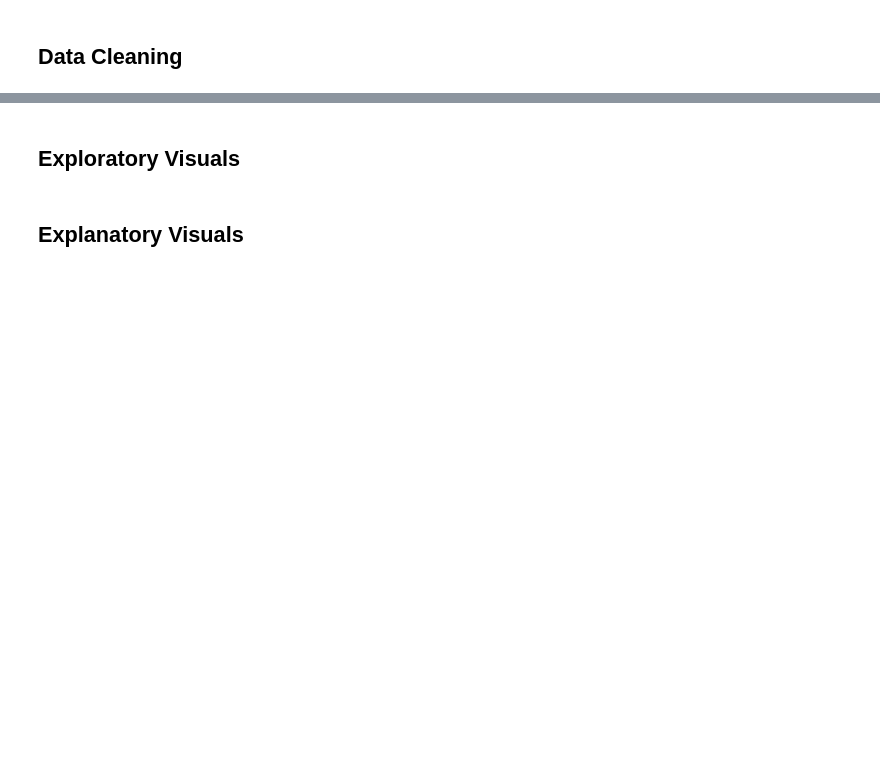
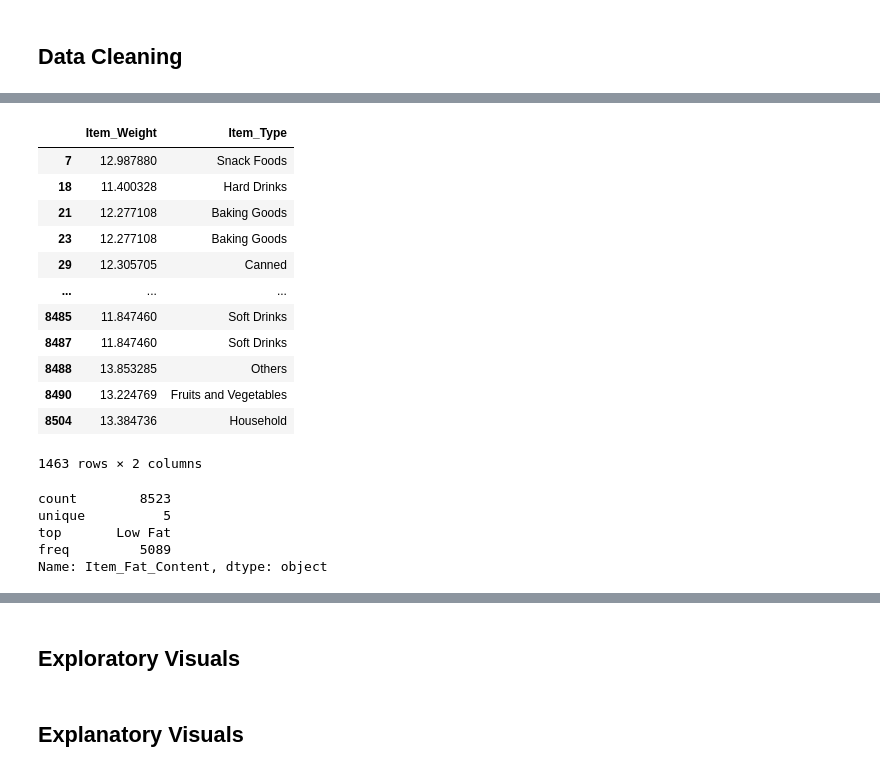
Before and after one commit to hawkeyedatatsai/food-sales-predictions, a Jupyter notebook: Heng_Tser_Tsai_Food_Sales_Predictions.ipynb, the cells around one changed output, grey strips where cells are left out. Drawn from its saved outputs; the diff is of its cells as text; code cells hidden in the pictures; blank space fills up the shorter version.

```diff
--- a/Heng_Tser_Tsai_Food_Sales_Predictions.ipynb
+++ b/Heng_Tser_Tsai_Food_Sales_Predictions.ipynb
@@ -9,0 +167,28 @@
+# %%
+#found a way on stackflow to fill missing values by mean within a group
+#df['value'] = df['value'].fillna(df.groupby('name')['value'].transform('mean'))
+df['Item_Weight'] = df['Item_Weight'].fillna(df.groupby('Item_Type')['Item_Weight'].transform('mean'))
+df[Item_weight_missing_values_filter][['Item_Weight', "Item_Type"]]
+# %% [output]
+|  | Item_Weight | Item_Type |
+| 7 | 12.987880 | Snack Foods |
+| 18 | 11.400328 | Hard Drinks |
+| 21 | 12.277108 | Baking Goods |
+| 23 | 12.277108 | Baking Goods |
+| 29 | 12.305705 | Canned |
+| ... | ... | ... |
+| 8485 | 11.847460 | Soft Drinks |
+| 8487 | 11.847460 | Soft Drinks |
+| 8488 | 13.853285 | Others |
+| 8490 | 13.224769 | Fruits and Vegetables |
+| 8504 | 13.384736 | Household |
+1463 rows × 2 columns
+# %%
+#option: maybe able to apply the same strategy from Item_Fat_Content
+df.loc[:, 'Item_Fat_Content'].describe()
+# %% [output]
+count        8523
+unique          5
+top       Low Fat
+freq         5089
+Name: Item_Fat_Content, dtype: object
```
Also changed, not shown: parts of 27 cells of this notebook.
